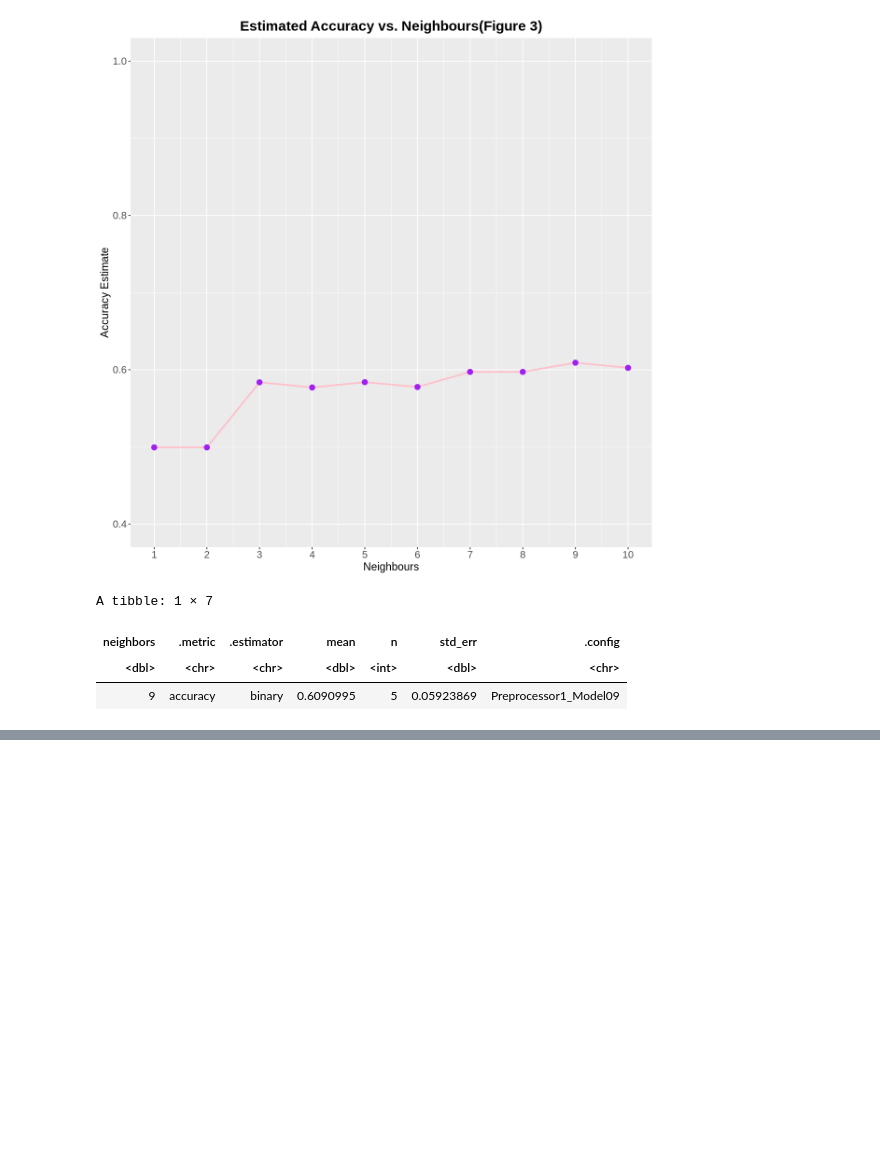
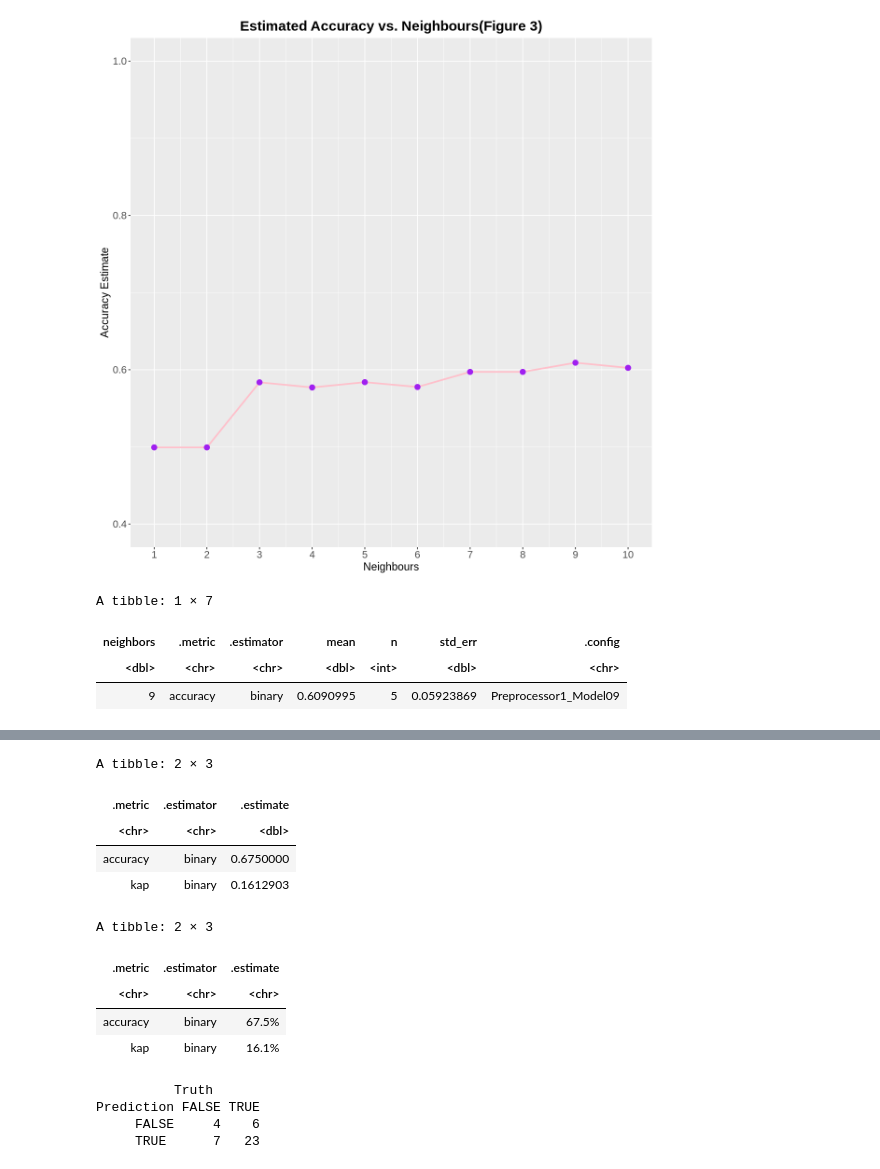
Before and after one commit to haileynelson05/dsci-minecraft-project, a Jupyter notebook: Minecraftproject.ipynb, the cells around one changed output, grey strips where cells are left out. Drawn from its saved outputs; the diff is of its cells as text; code cells hidden in the pictures; blank space fills up the shorter version.

```diff
--- a/Minecraftproject.ipynb
+++ b/Minecraftproject.ipynb
@@ -293,0 +351,27 @@ A tibble: 1 × 7
+# %%
+player_metrics <-player_predictions|>
+metrics(truth = subscribe, estimate = .pred_class)
+player_metrics
+metrics_formatted <-player_metrics|>
+mutate(.estimate = percent(.estimate, accuracy = 0.1))
+metrics_formatted
+# %% [output]
+A tibble: 2 × 3
+| .metric | .estimator | .estimate |
+| <chr> | <chr> | <dbl> |
+| accuracy | binary | 0.6750000 |
+| kap | binary | 0.1612903 |
+A tibble: 2 × 3
+| .metric | .estimator | .estimate |
+| <chr> | <chr> | <chr> |
+| accuracy | binary | 67.5% |
+| kap | binary | 16.1% |
+# %%
+player_mat<-player_predictions|>
+conf_mat(truth=subscribe, estimate = .pred_class)
+player_mat
+# %% [output]
+          Truth
+Prediction FALSE TRUE
+     FALSE     4    6
+     TRUE      7   23
```
Also changed, not shown: parts of 3 cells of this notebook.
